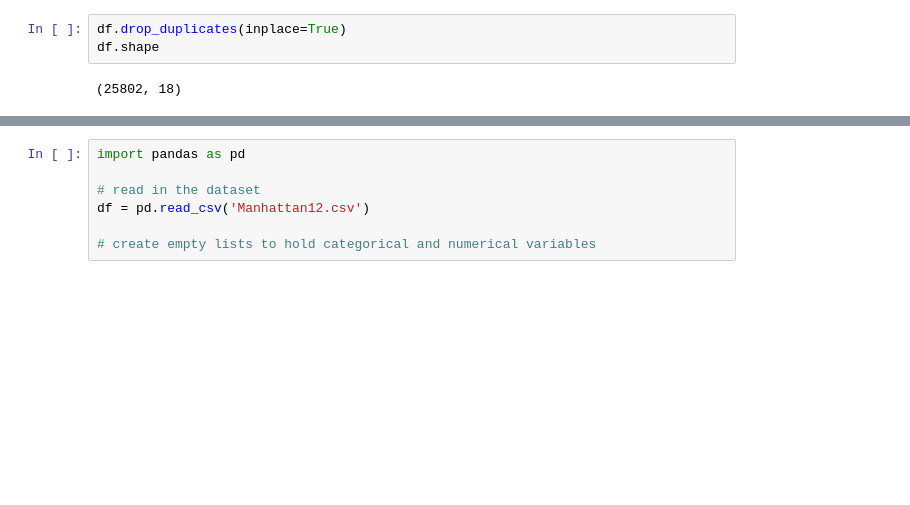
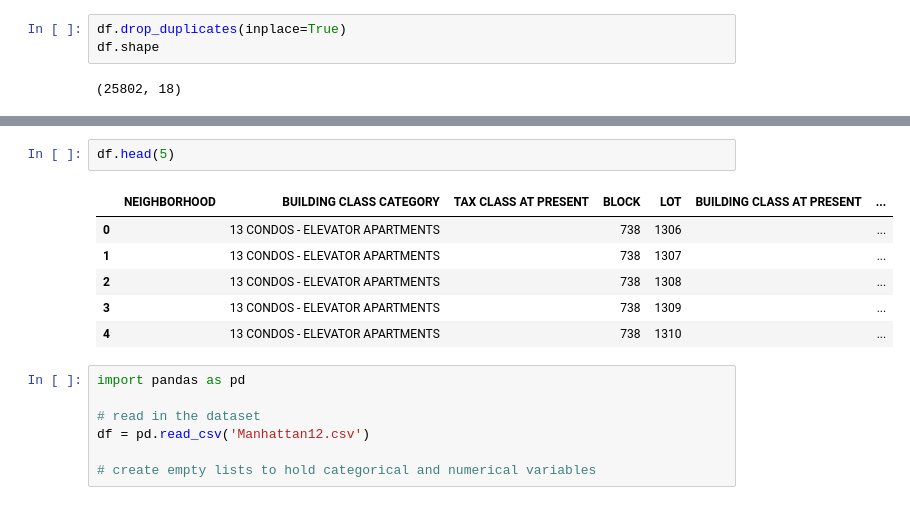
Before and after one commit to Stevedev7/Big-Data-CW, a Jupyter notebook: index.ipynb, the cells around one changed output, grey strips where cells are left out. Drawn from its saved outputs; the diff is of its cells as text; blank space fills up the shorter version.

```diff
--- a/index.ipynb
+++ b/index.ipynb
@@ -119,3 +126,12 @@ df.shape
+# %%
+df.head(5)
+# %% [output]
+|  | NEIGHBORHOOD | BUILDING CLASS CATEGORY | TAX CLASS AT PRESENT | BLOCK | LOT | BUILDING CLASS AT PRESENT | ... |
+| 0 |  | 13 CONDOS - ELEVATOR APARTMENTS |  | 738 | 1306 |  | ... |
+| 1 |  | 13 CONDOS - ELEVATOR APARTMENTS |  | 738 | 1307 |  | ... |
+| 2 |  | 13 CONDOS - ELEVATOR APARTMENTS |  | 738 | 1308 |  | ... |
+| 3 |  | 13 CONDOS - ELEVATOR APARTMENTS |  | 738 | 1309 |  | ... |
+| 4 |  | 13 CONDOS - ELEVATOR APARTMENTS |  | 738 | 1310 |  | ... |
 # %%
 import pandas as pd
 
```
Also changed, not shown: parts of 6 cells of this notebook.
